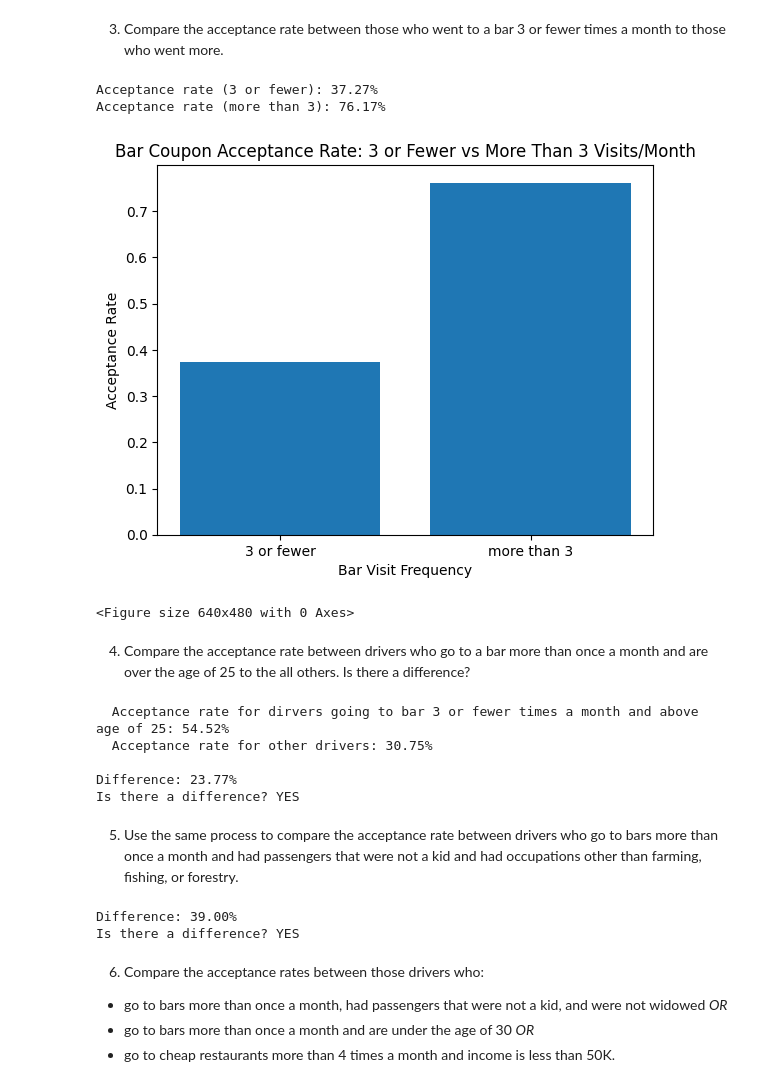
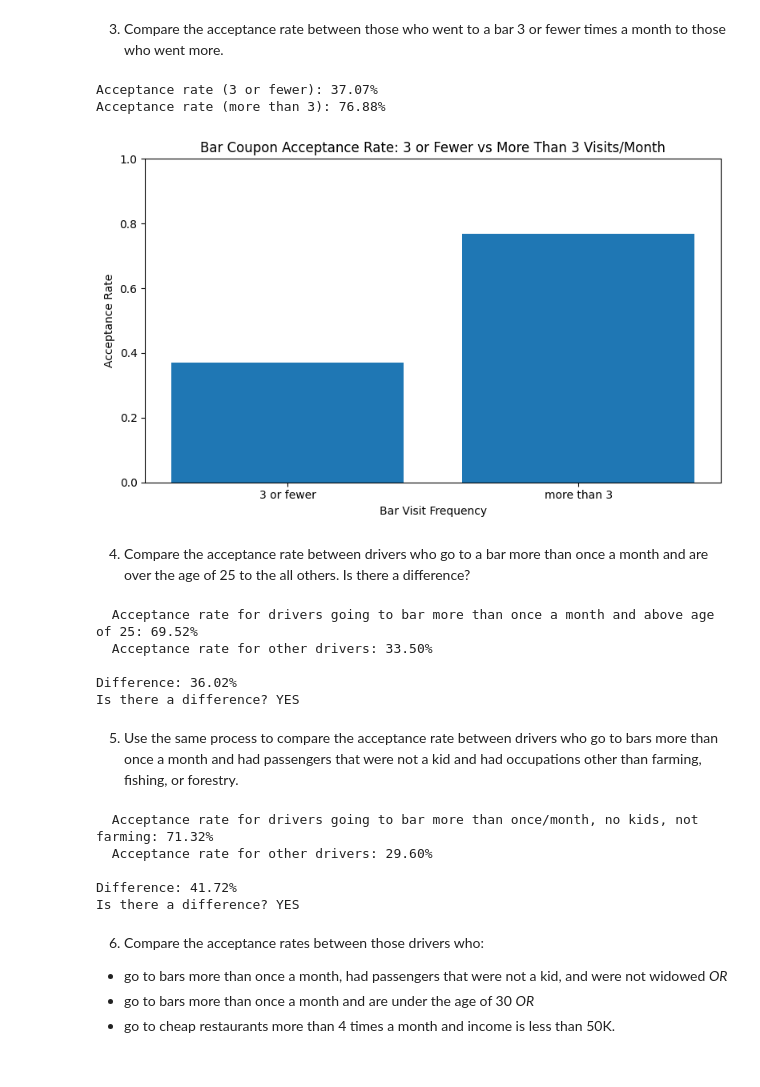
Before and after one commit to rajkrrsingh/Coupon-Acceptance-Analysis, a Jupyter notebook: prompt.ipynb, the cells around one changed output. Saved outputs shown, nothing was run; the diff lists cells and outputs as text; code cells hidden in the pictures.

```diff
--- a/prompt.ipynb
+++ b/prompt.ipynb
@@ -107,9 +107,22 @@ Y                        0.000000
 dtype: float64
 # %% [markdown]
 3. Decide what to do about your missing data -- drop, replace, other...
-# %%
-## car coulmn has 99% missing values, so we will drop it
-data = data.drop(columns=['car'])
+# %%
+## car coulmn has 99% missing values, so we will drop it
+data = data.drop(columns=['car'], axis=1, errors='ignore')
+
+## fill the missing values with 'never'
+cols_to_fill = ['Bar', 'CoffeeHouse', 'CarryAway', 'RestaurantLessThan20', 'Restaurant20To50']
+data[cols_to_fill] = data[cols_to_fill].fillna('never')
+
+#data.isnull().sum()
+## replace the values with numeric values
+data = data.replace({'never': 0,'less1': 0,'1~3': 2,'4~8': 6,'gt8': 8})
+data = data.infer_objects(copy=False)
+
+## replace the age values with numeric values
+data['age'] = data['age'].replace({'below21': 20,'50plus': 50})
+data['age'] = pd.to_numeric(data['age'])
 # %% [markdown]
 4. What proportion of the total observations chose to accept the coupon?
 # %%
@@ -173,64 +212,70 @@ print(f"{accepted[1]*100:.2f} of bar coupons were accepted.")
 # %% [markdown]
 3. Compare the acceptance rate between those who went to a bar 3 or fewer times a month to those who went more.
 # %%
-bar_3_or_fewer = bar_coupons.query("Bar in ['never', 'less1', '1~3']")
+
+bar_3_or_fewer = bar_coupons[bar_coupons['Bar'].isin([0, 2])]
 
 acceptance_rate_3_or_fewer = bar_3_or_fewer['Y'].sum() / len(bar_3_or_fewer)
 print(f"Acceptance rate (3 or fewer): {acceptance_rate_3_or_fewer:.2%}")
-bar_more_than_3 = bar_coupons[bar_coupons['Bar'].isin(['4~8', 'gt8'])]
+
+bar_more_than_3 = bar_coupons[bar_coupons['Bar'].isin([6, 8])]
 acceptance_rate_more_than_3 = bar_more_than_3['Y'].sum() / len(bar_more_than_3)
 print(f"Acceptance rate (more than 3): {acceptance_rate_more_than_3:.2%}")
 
+plt.figure(figsize=(8, 5))
 plt.bar(['3 or fewer', 'more than 3'], [acceptance_rate_3_or_fewer, acceptance_rate_more_than_3])
 plt.title('Bar Coupon Acceptance Rate: 3 or Fewer vs More Than 3 Visits/Month')
 plt.xlabel('Bar Visit Frequency')
 plt.ylabel('Acceptance Rate')
+plt.ylim(0, 1)
+plt.tight_layout()
+plt.savefig('images/bar_acceptance_rate.png')
 plt.show()
-plt.savefig('images/bar_acceptance_rate.png')
 # %% [output]
-Acceptance rate (3 or fewer): 37.27%
-Acceptance rate (more than 3): 76.17%
+Acceptance rate (3 or fewer): 37.07%
+Acceptance rate (more than 3): 76.88%
-[figure, old version]
+[figure, new version]
-<Figure size 640x480 with 0 Axes>
 # %% [markdown]
 4. Compare the acceptance rate between drivers who go to a bar more than once a month and are over the age of 25 to the all others.  Is there a difference?
 # %%
 
 group1 = bar_coupons[
-    (bar_coupons['Bar'].isin(['less1', '1~3', '4~8', 'gt8'])) &
-    (bar_coupons['age'].isin(['26', '31', '36', '41', '46', '50plus']))
+    (bar_coupons['Bar'] > 0) &
+    (bar_coupons['age'] > 25)
 ]
 
+# All other drivers
 group2 = bar_coupons[
-    ~((bar_coupons['Bar'].isin(['less1', '1~3', '4~8', 'gt8'])) &
-      (bar_coupons['age'].isin(['26', '31', '36', '41', '46', '50plus'])))
+    ~((bar_coupons['Bar'] > 0) &
+      (bar_coupons['age'] > 25))
 ]
 
 acceptance_rate_group1 = group1['Y'].sum() / len(group1)
 acceptance_rate_group2 = group2['Y'].sum() / len(group2)
 
-print(f"  Acceptance rate for dirvers going to bar 3 or fewer times a month and above age of 25: {acceptance_rate_group1:.2%}")
+print(f"  Acceptance rate for drivers going to bar more than once a month and above age of 25: {acceptance_rate_group1:.2%}")
 print(f"  Acceptance rate for other drivers: {acceptance_rate_group2:.2%}")
 print(f"\nDifference: {acceptance_rate_group1 - acceptance_rate_group2:.2%}")
 print(f"Is there a difference? {'YES' if acceptance_rate_group1 > acceptance_rate_group2 else 'NO'}")
 # %% [output]
-  Acceptance rate for dirvers going to bar 3 or fewer times a month and above age of 25: 54.52%
-  Acceptance rate for other drivers: 30.75%
+  Acceptance rate for drivers going to bar more than once a month and above age of 25: 69.52%
+  Acceptance rate for other drivers: 33.50%
 
-Difference: 23.77%
+Difference: 36.02%
 Is there a difference? YES
 # %% [markdown]
 5. Use the same process to compare the acceptance rate between drivers who go to bars more than once a month and had passengers that were not a kid and had occupations other than farming, fishing, or forestry.
 # %%
 
 group1_q5 = bar_coupons[
-    (bar_coupons['Bar'].isin(['less1', '1~3', '4~8', 'gt8'])) &
+    (bar_coupons['Bar'] > 0) &
     (bar_coupons['passanger'] != 'Kid(s)') &
     (bar_coupons['occupation'] != 'Farming Fishing & Forestry')
 ]
 
+# All other drivers
 group2_q5 = bar_coupons[
-    ~((bar_coupons['Bar'].isin(['less1', '1~3', '4~8', 'gt8'])) &
+    ~((bar_coupons['Bar'] > 0) &
       (bar_coupons['passanger'] != 'Kid(s)') &
       (bar_coupons['occupation'] != 'Farming Fishing & Forestry'))
 ]
@@ -238,11 +283,15 @@ group2_q5 = bar_coupons[
 acceptance_rate_group_bar_more_than_once_a_month_and_not_a_kid_and_not_farming = group1_q5['Y'].sum() / len(group1_q5)
 acceptance_rate_other_drivers = group2_q5['Y'].sum() / len(group2_q5)
 
-
+print(f"  Acceptance rate for drivers going to bar more than once/month, no kids, not farming: {acceptance_rate_group_bar_more_than_once_a_month_and_not_a_kid_and_not_farming:.2%}")
+print(f"  Acceptance rate for other drivers: {acceptance_rate_other_drivers:.2%}")
 print(f"\nDifference: {acceptance_rate_group_bar_more_than_once_a_month_and_not_a_kid_and_not_farming - acceptance_rate_other_drivers:.2%}")
 print(f"Is there a difference? {'YES' if acceptance_rate_group_bar_more_than_once_a_month_and_not_a_kid_and_not_farming > acceptance_rate_other_drivers else 'NO'}")
 # %% [output]
-Difference: 39.00%
+  Acceptance rate for drivers going to bar more than once/month, no kids, not farming: 71.32%
+  Acceptance rate for other drivers: 29.60%
+
+Difference: 41.72%
 Is there a difference? YES
 # %% [markdown]
 6. Compare the acceptance rates between those drivers who:
```
Also changed, not shown: parts of 12 cells of this notebook, 8 other files.
